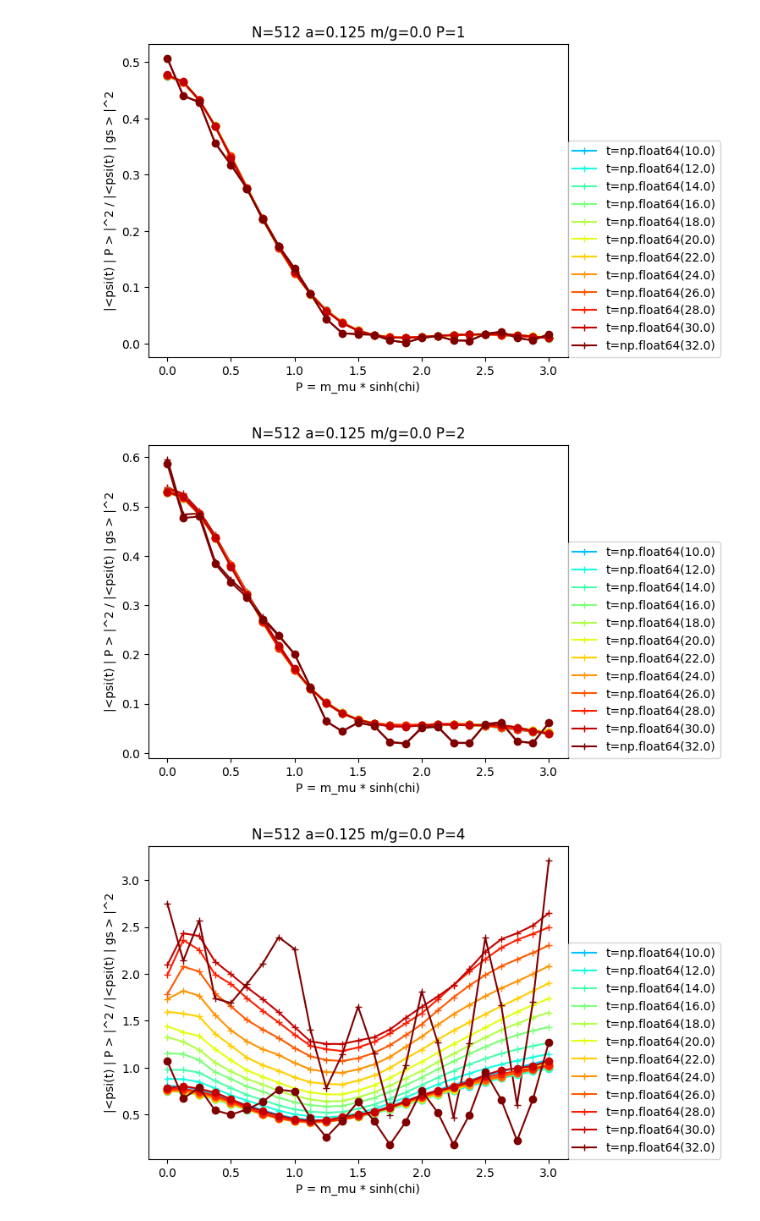
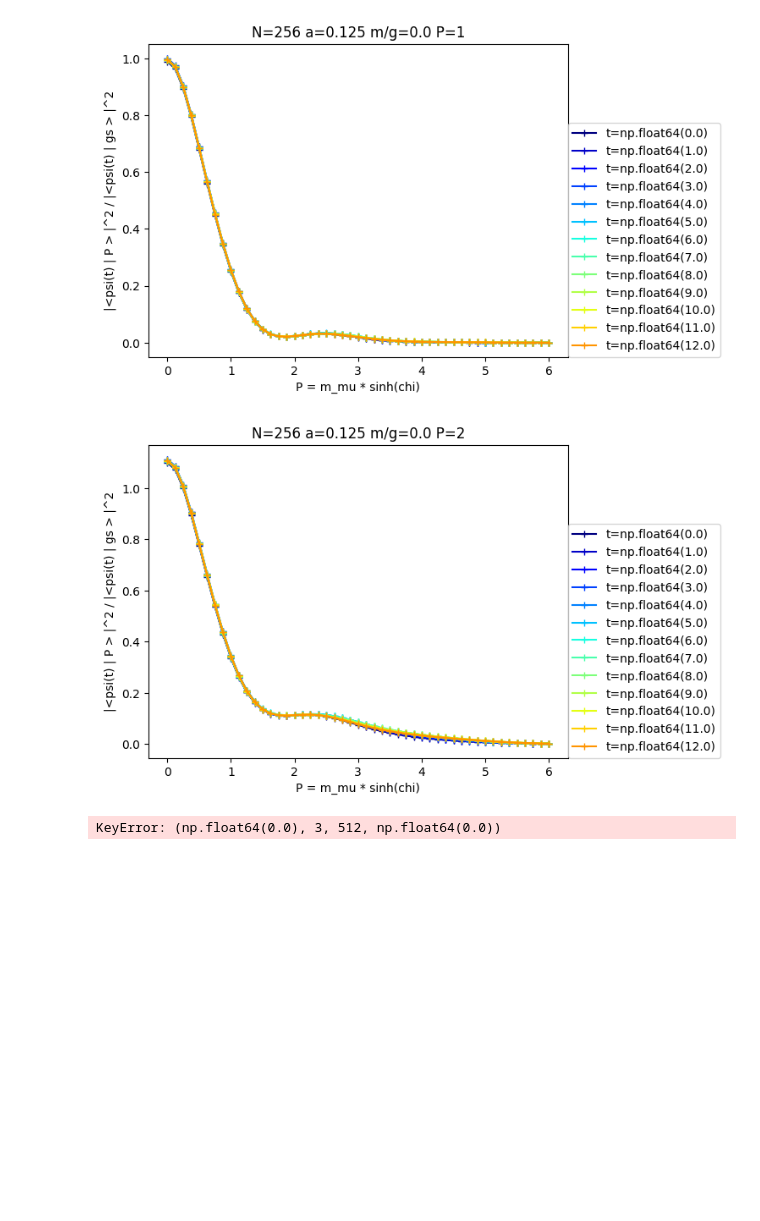
Before and after one commit to marekrams/pdf, a Jupyter notebook: multiplicity_gauss_m=0_Rstate.ipynb, the cells around one changed output. Cells and saved outputs as stored; diff of their text form; code cells hidden in the pictures; blank space fills up the shorter version.

```diff
--- a/multiplicity_gauss_m=0_Rstate.ipynb
+++ b/multiplicity_gauss_m=0_Rstate.ipynb
@@ -25,7 +25,7 @@ fns = sorted([fname for fname in fnames if all(x in fname for x in ["/g=1.0000/"
 D = 128
 ops = yastn.operators.SpinlessFermions(sym='U1', tensordot_policy='no_fusion')
 #
-glob_path = os.path.join(os.path.abspath(""), "./overlaps/g=1.0000/**/gs/**/state_D=*.npy")
+glob_path = os.path.join(os.path.abspath(""), "./results_fermions/g=1.0000/**/gs/**/state_D=*.npy")
 fnames = glob.glob(glob_path, recursive=True)
 fgs = sorted([fname for fname in fnames if all(x in fname for x in ["/g=1.0000/", f"{N=}", f"{a=:0.4f}", f"{D=}", f"{m=:0.4f}"])])
 #
@@ -41,11 +41,11 @@ H = Hamiltonian(N, m, g, t=0, a=a, v=1, Q=0, ops=ops)
 K = Boost(N, m, g, a, ops)
 E_gs = mps.vdot(psi_gs, H, psi_gs).real
 # %%
-ts = np.linspace(0, 32, 17)
+ts = np.linspace(0, 16, 17)
 Ps = [0, 1, 2, 4]
-Ds = [256, 512]
-PPs = np.linspace(0, 3, 25)
+Ds = [256]
+PPs = np.linspace(0, 6, 49)
 # %%
 psi_t = {(t, P, D): yastn.from_dict(np.load(fn_mass(fns, t=t, P=P, D=D), allow_pickle=True).item()['psi']) for t in ts for P in Ps for D in Ds}
 # %%
-probs_gs = np.load(f"./results_fermions/probs_gs_gauss_{m=}_{N=}_{a=}.npy", allow_pickle=True).item()
+probs_gs = np.load(f"./overlaps/probs_gs_gauss_{m=}_{N=}_{a=}.npy", allow_pickle=True).item()
@@ -94,9 +102,11 @@ for (t, P, D), pt in psi_t.items():
 probs_R = np.load(f"./results_fermions/probs_gauss_R_{m=}_{N=}_{a=}.npy", allow_pickle=True).item()
+# %%
+Ds = [512]
 # %%
 cm = plt.cm.jet
-for P in [0, 1, 2, 4]:
+for P in [0, 1, 2, 3, 4]:
     for D in Ds:
-      for t in ts[5:]:
+      for t in ts[:-4]:
         pr = [probs_R[t, P, D, PP] / probs_gs[t, P, D] for PP in PPs]
         sym = '-+' if D == Ds[0] else '-o'
         line, = plt.plot(PPs, pr, sym, color = cm(t / ts[-1]))
@@ -114,3 +124,3 @@ for P in [0, 1, 2, 4]:
-[figure, old version]
+[figure, new version]
-[figure, old version]
+[figure, new version]
-[figure, removed]
+KeyError: (np.float64(0.0), 3, 512, np.float64(0.0))
```
Also changed, not shown: parts of 6 cells of this notebook, 12 other files.
